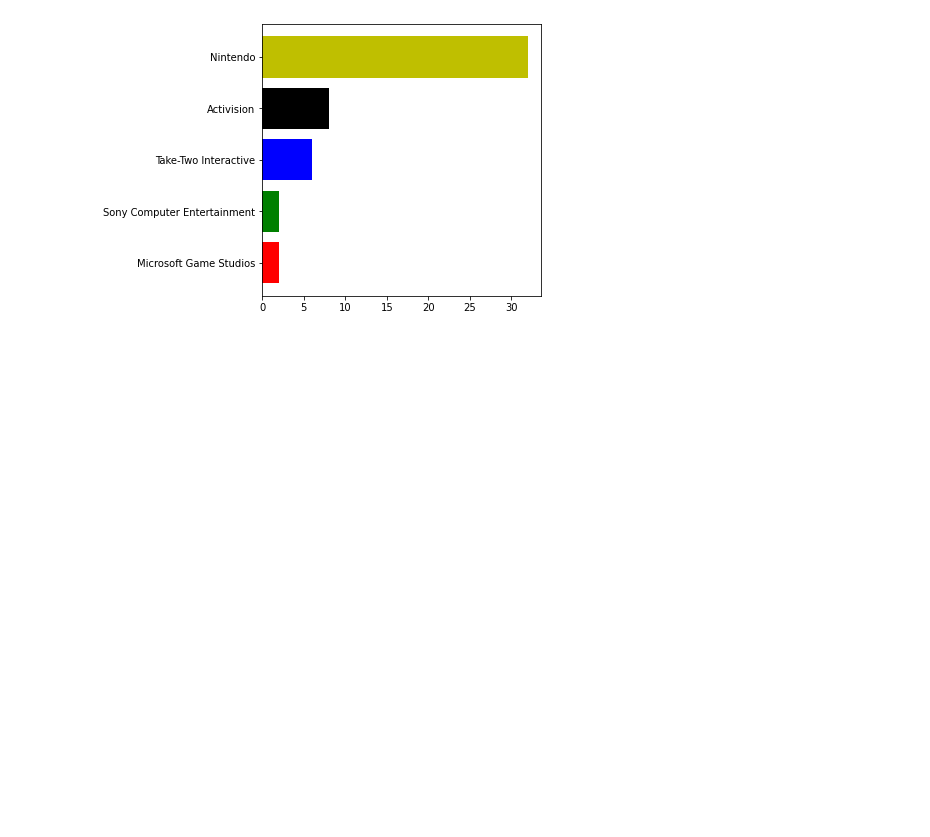
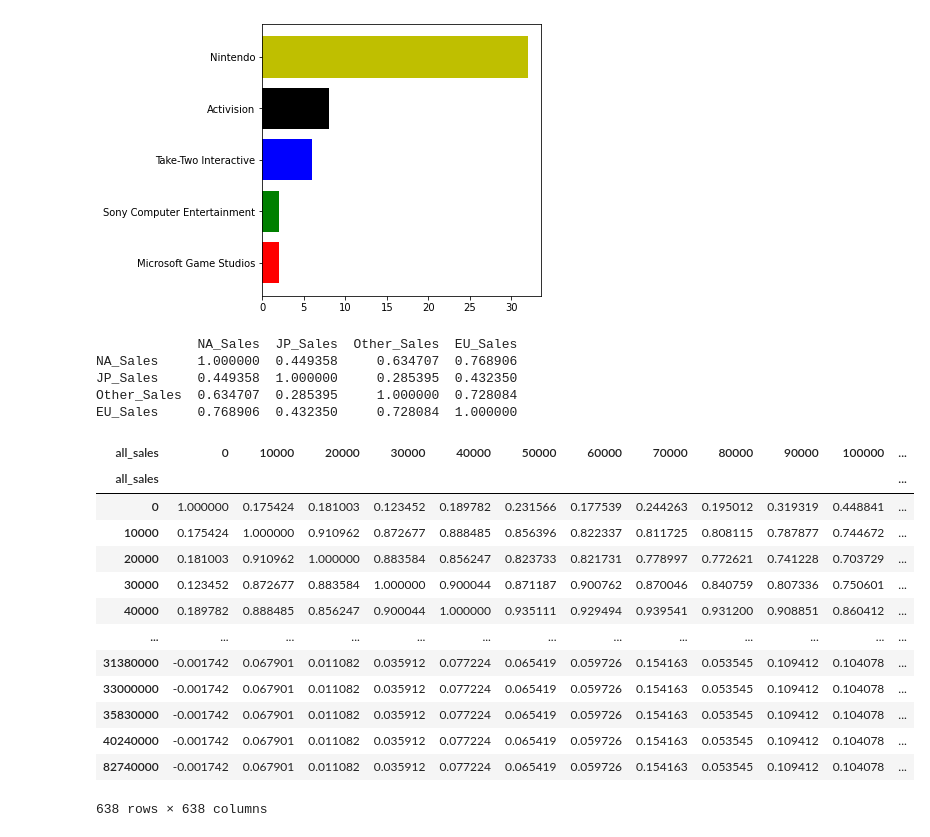
Before and after one commit to Markers/SC1_Project, a Jupyter notebook: Src/SC1_project.ipynb, the cells around one changed output. Saved outputs shown, nothing was run; the diff lists cells and outputs as text; code cells hidden in the pictures; blank space fills up the shorter version.

```diff
--- a/Src/SC1_project.ipynb
+++ b/Src/SC1_project.ipynb
@@ -294,3 +294,36 @@ high_draw(high_publisher)
 [figure]
 [figure]
 [figure]
+# %%
+# 출고량 끼리의 상관관계 (공분산)
+all_sales_pca = df[{'NA_Sales', 'EU_Sales', 'JP_Sales', 'Other_Sales'}]
+print(all_sales_pca.corr())
+
+
+
+test = pd.crosstab(df['Publisher'],df['all_sales'])
+
+#df[{'Genre', 'Publisher'}]
+#test
+
+test.corr()
+# %% [output]
+             NA_Sales  JP_Sales  Other_Sales  EU_Sales
+NA_Sales     1.000000  0.449358     0.634707  0.768906
+JP_Sales     0.449358  1.000000     0.285395  0.432350
+Other_Sales  0.634707  0.285395     1.000000  0.728084
+EU_Sales     0.768906  0.432350     0.728084  1.000000
+| all_sales | 0 | 10000 | 20000 | 30000 | 40000 | 50000 | 60000 | 70000 | 80000 | 90000 | 100000 | ... |
+| all_sales |  |  |  |  |  |  |  |  |  |  |  | ... |
+| 0 | 1.000000 | 0.175424 | 0.181003 | 0.123452 | 0.189782 | 0.231566 | 0.177539 | 0.244263 | 0.195012 | 0.319319 | 0.448841 | ... |
+| 10000 | 0.175424 | 1.000000 | 0.910962 | 0.872677 | 0.888485 | 0.856396 | 0.822337 | 0.811725 | 0.808115 | 0.787877 | 0.744672 | ... |
+| 20000 | 0.181003 | 0.910962 | 1.000000 | 0.883584 | 0.856247 | 0.823733 | 0.821731 | 0.778997 | 0.772621 | 0.741228 | 0.703729 | ... |
+| 30000 | 0.123452 | 0.872677 | 0.883584 | 1.000000 | 0.900044 | 0.871187 | 0.900762 | 0.870046 | 0.840759 | 0.807336 | 0.750601 | ... |
+| 40000 | 0.189782 | 0.888485 | 0.856247 | 0.900044 | 1.000000 | 0.935111 | 0.929494 | 0.939541 | 0.931200 | 0.908851 | 0.860412 | ... |
+| ... | ... | ... | ... | ... | ... | ... | ... | ... | ... | ... | ... | ... |
+| 31380000 | -0.001742 | 0.067901 | 0.011082 | 0.035912 | 0.077224 | 0.065419 | 0.059726 | 0.154163 | 0.053545 | 0.109412 | 0.104078 | ... |
+| 33000000 | -0.001742 | 0.067901 | 0.011082 | 0.035912 | 0.077224 | 0.065419 | 0.059726 | 0.154163 | 0.053545 | 0.109412 | 0.104078 | ... |
+| 35830000 | -0.001742 | 0.067901 | 0.011082 | 0.035912 | 0.077224 | 0.065419 | 0.059726 | 0.154163 | 0.053545 | 0.109412 | 0.104078 | ... |
+| 40240000 | -0.001742 | 0.067901 | 0.011082 | 0.035912 | 0.077224 | 0.065419 | 0.059726 | 0.154163 | 0.053545 | 0.109412 | 0.104078 | ... |
+| 82740000 | -0.001742 | 0.067901 | 0.011082 | 0.035912 | 0.077224 | 0.065419 | 0.059726 | 0.154163 | 0.053545 | 0.109412 | 0.104078 | ... |
+638 rows × 638 columns
```
Also changed, not shown: parts of 2 cells of this notebook.
